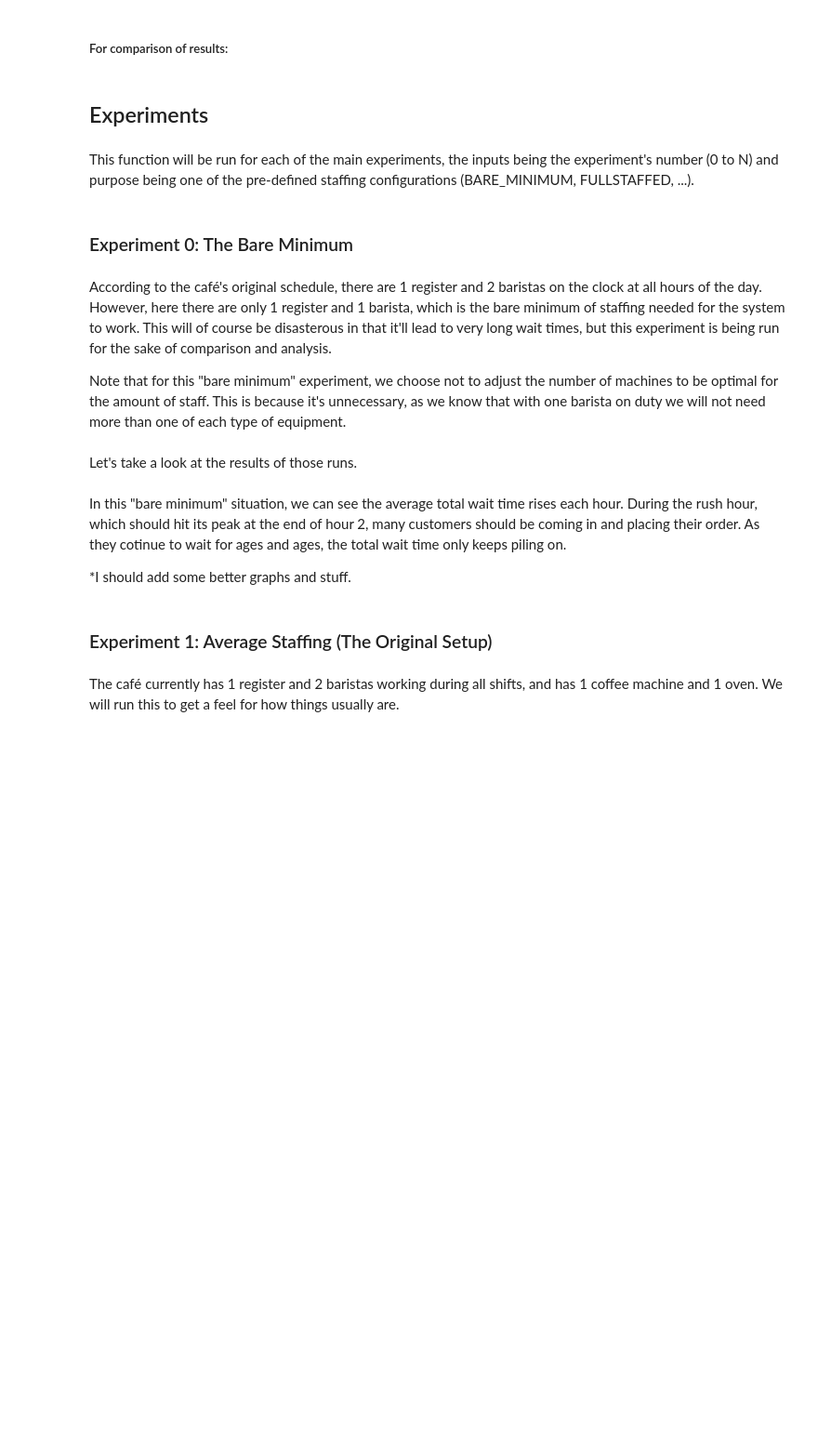
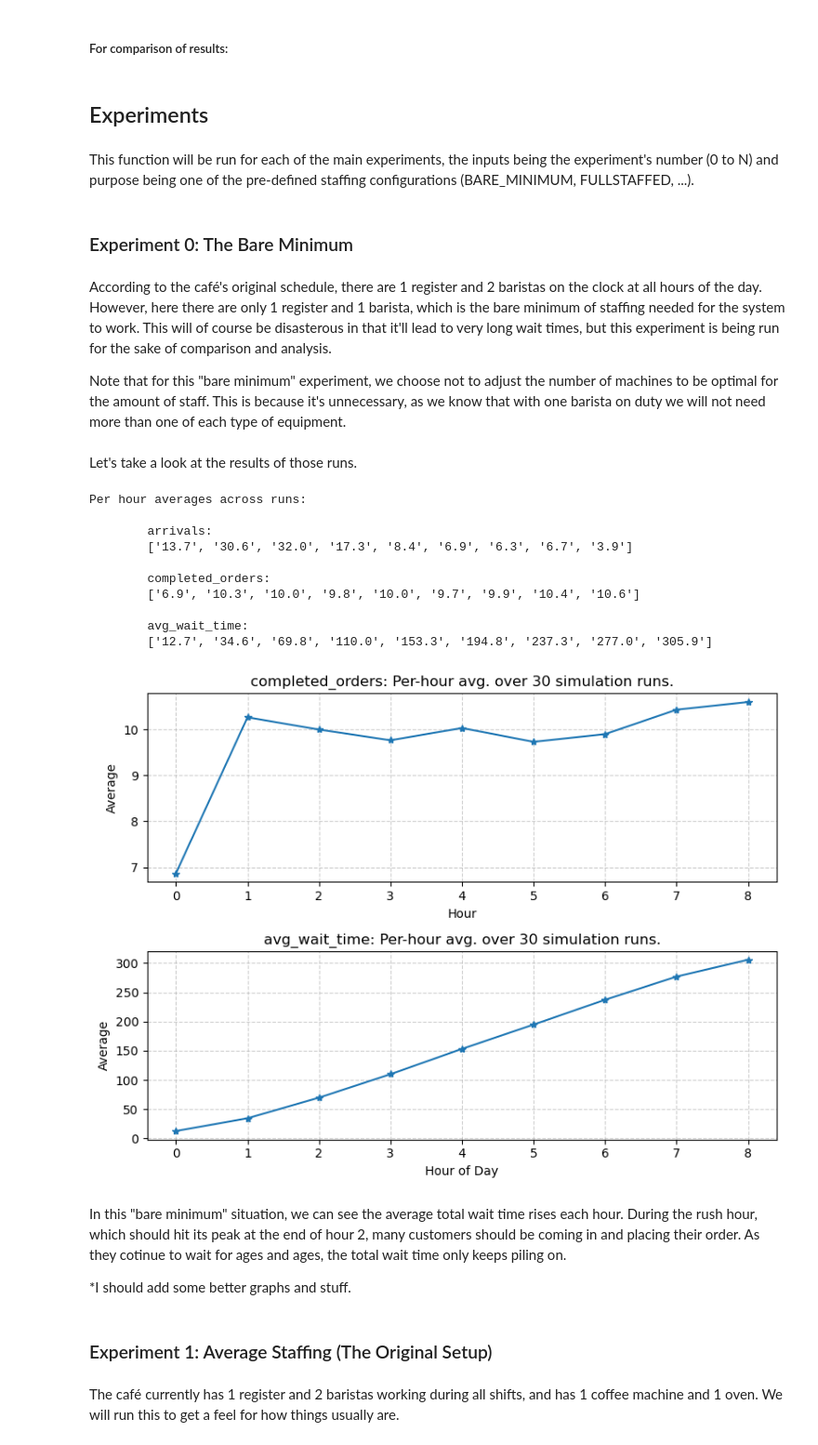
Before and after one commit to ThordisME/HERM, a Jupyter notebook: thordis_tomfoolery/cafe.ipynb, the cells around one changed output. Shown at 93% size. Saved outputs shown, nothing was run; the diff lists cells and outputs as text; code cells hidden in the pictures; blank space fills up the shorter version.

```diff
--- a/thordis_tomfoolery/cafe.ipynb
+++ b/thordis_tomfoolery/cafe.ipynb
@@ -870,3 +874,5 @@ class Experiment:
         self.num_ovens              = DEFAULT_NUM_OVENS             # 1 by default.
         self.arrival_rate           = arrival_rate                  # The customer arrival rate.
         self.ttl                    = CLOSES                        # The simulation ends after {CLOSES} minutes.
+
+        self.results                = None                          # TODO: I think it would be a good idea to add this here. Update the rest of the code accordingly.
@@ -1513,7 +1600,25 @@ def print_experiment_comparison(exp, results, alpha=0.7, beta=0.3, include_ci=Tr
 # %% [markdown]
 ## Experiments
 # %%
-def run_experiment(exp_nr, purpose, adjust_machines=True):
+all_experiments = []
+all_experiments_res = []
+
+def run_experiment(exp_nr, purpose, experiments_list, adjust_machines=True):
+    '''
+    Runs experiments nr. {exp_nr}, which is an experiment with a schedule {purpose} that we're testing.
+    The amount of machines (ovens, coffee machines) may be adjusted to be optimal for the amount of staff throughout the day.
+    The experiment's parameters and results will be added to {experiments_list}.
+
+    Inputs:
+        exp_nr:             Int.    The experiment's ID number.
+        purpose:            Shifts. The schedule we're testing out.
+        experiments_list:   List.   A list to keep track of experiments.
+        adjust_machines:    Bool.   Whether or not to adjust the number of machines to the staffing.
+
+    Outputs:
+        The experiment.
+    '''
+
     exp = Experiment(exp_nr)
     exp.shifts = purpose
 
@@ -1523,13 +1628,13 @@ def run_experiment(exp_nr, purpose, adjust_machines=True):
             machinery_list=machinery,
             seed=exp_seeds[exp_nr]
         )
-
         exp.num_coffee_machines = best_machines["coffee"]
         exp.num_ovens           = best_machines["ovens"]
 
-    exp_res = run_simulations(exp, exp_seeds[exp_nr])
+    exp.results = run_simulations(exp, exp_seeds[exp_nr])
+    experiments_list.append(exp)
 
-    return exp_res
+    return exp
 # %% [markdown]
 This function will be run for each of the main experiments, the inputs being the experiment's number (0 to N) and purpose being one of the pre-defined staffing configurations (BARE_MINIMUM, FULLSTAFFED, ...).
 # %% [markdown]
@@ -1541,13 +1646,26 @@ Note that for this "bare minimum" experiment, we choose not to adjust the number
 # %%
 exp_nr      = 0
 purpose     = BARE_MINIMUM
-exp_0_res   = run_experiment(exp_nr, purpose, False)
+exp_0       = run_experiment(exp_nr, purpose, all_experiments, False)
+all_experiments_res.append(exp_0.results)
 # %% [markdown]
 Let's take a look at the results of those runs.
 # %%
-print_all_averages_per_hour(exp_0_res, 1)
+print_all_averages_per_hour(exp_0.results, 1)
 # TODO: Need to average more things.
-plot_all_averages_per_hour(exp_0_res)
+plot_all_averages_per_hour(exp_0.results)
+# %% [output]
+Per hour averages across runs:
+
+        arrivals:
+        ['13.7', '30.6', '32.0', '17.3', '8.4', '6.9', '6.3', '6.7', '3.9']
+
+        completed_orders:
+        ['6.9', '10.3', '10.0', '9.8', '10.0', '9.7', '9.9', '10.4', '10.6']
+
+        avg_wait_time:
+        ['12.7', '34.6', '69.8', '110.0', '153.3', '194.8', '237.3', '277.0', '305.9']
+[figure, added]
 # %% [markdown]
 In this "bare minimum" situation, we can see the average total wait time rises each hour. During the rush hour, which should hit its peak at the end of hour 2, many customers should be coming in and placing their order. As they cotinue to wait for ages and ages, the total wait time only keeps piling on.
 
```
Also changed, not shown: parts of 11 cells of this notebook.
